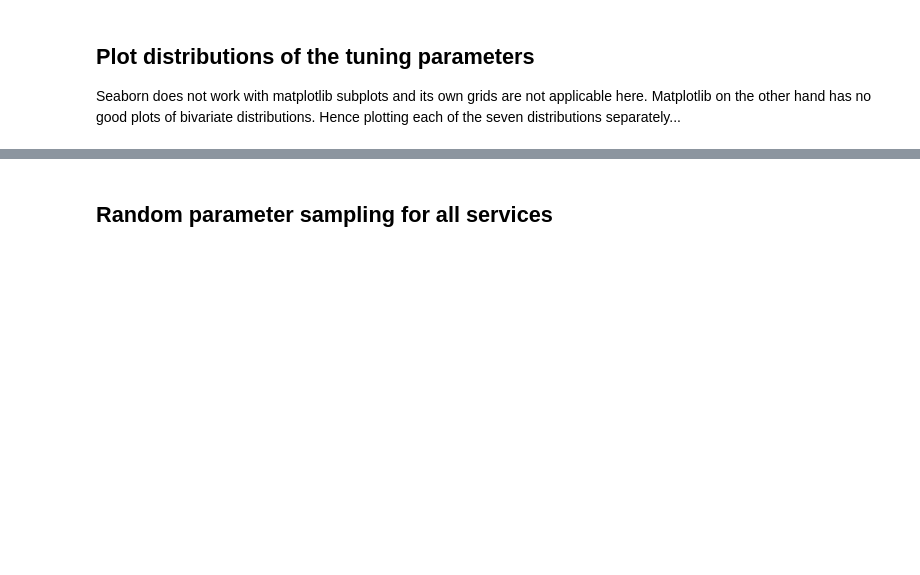
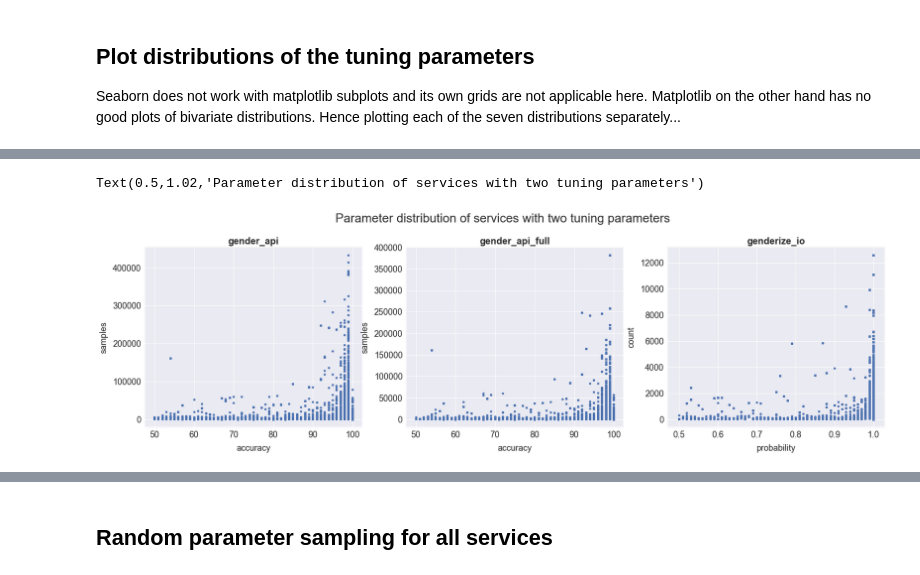
Before and after one commit to GenderGapSTEM-PublicationAnalysis/name_gender_inference, a Jupyter notebook: Parameter_tuning.ipynb, the cells around one changed output, grey strips where cells are left out. Saved outputs shown, nothing was run; the diff lists cells and outputs as text; code cells hidden in the pictures; blank space fills up the shorter version.

```diff
--- a/Parameter_tuning.ipynb
+++ b/Parameter_tuning.ipynb
@@ -116,0 +128,28 @@ for row in range(rows):
+# %%
+# plot for services with 2 parameters
+rows = 1
+cols = 3
+fs=18
+fig, axes = plt.subplots(nrows=rows, ncols=cols, figsize=(28, 7))
+cmap = plt.get_cmap('PuRd')
+
+
+evals = [GenderAPIEvaluator, GenderAPIFullEvaluator, GenderizeIoEvaluator]
+for i, e in enumerate(evals):
+    evaluator = e('all')
+    evaluator.load_data(evaluated=True)
+    evaluator.preprocess_tuning_params()
+    evaluator._translate_api_response()
+    evaluator.remove_rows_with_unknown_gender(gender=False, gender_infered=True)
+
+    param_1, param_2 = evaluator.tuning_params[0], evaluator.tuning_params[1]
+    evaluator.test_data.plot.scatter(ax=axes[i], x=param_1,  y=param_2, fontsize=fs)
+
+    axes[i].set_xlabel(param_1.replace("api_", ""), fontsize=fs, labelpad=10)
+    axes[i].set_ylabel(param_2.replace("api_", ""), fontsize=fs, labelpad=10)
+    axes[i].set_title(evaluator.gender_evaluator,fontweight="bold", size=20)
+
+plt.suptitle('Parameter distribution of services with two tuning parameters', fontsize=fs+8, y=1.02)
+# %% [output]
+Text(0.5,1.02,'Parameter distribution of services with two tuning parameters')
+[figure, added]
```
Also changed, not shown: parts of 11 cells of this notebook, 1 other file.
